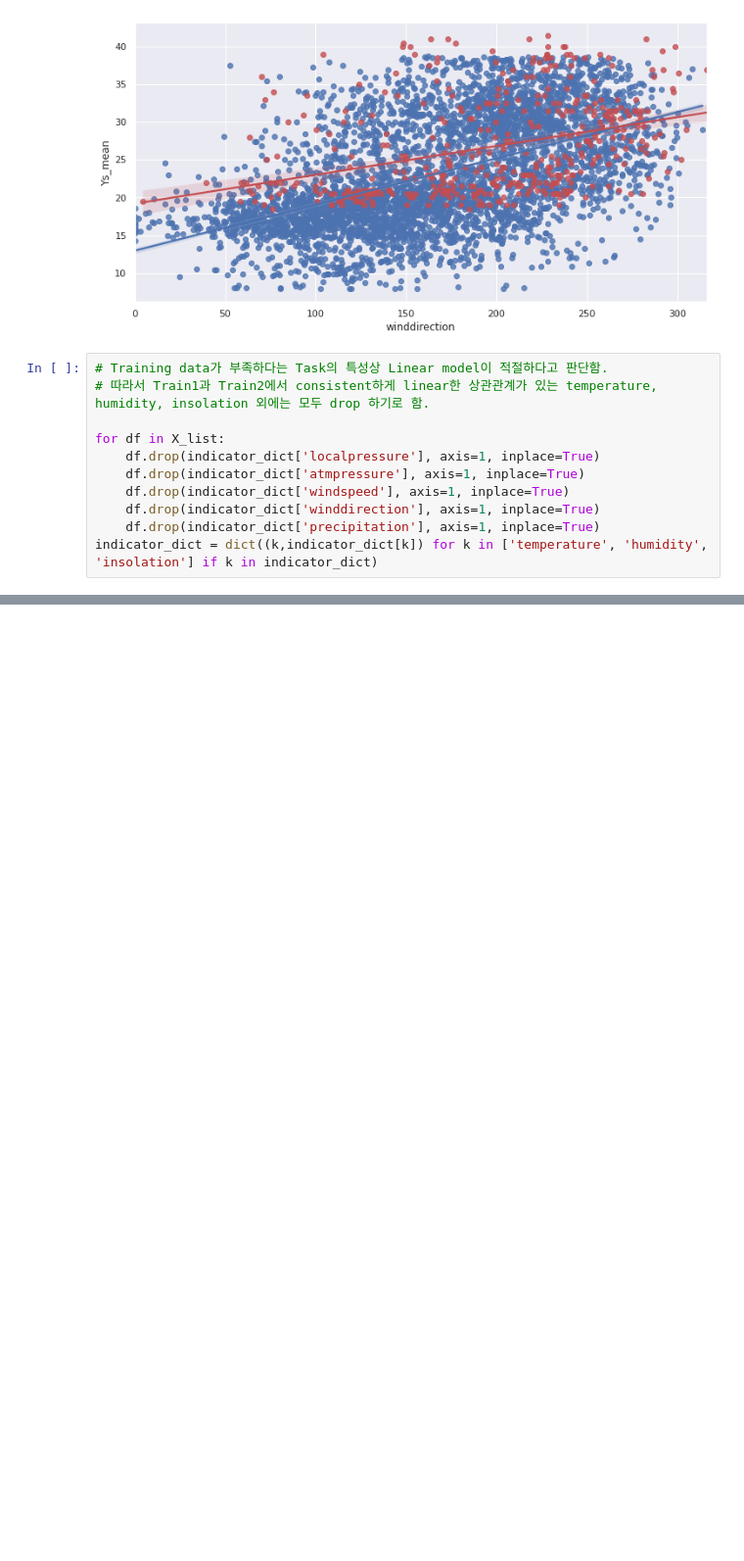
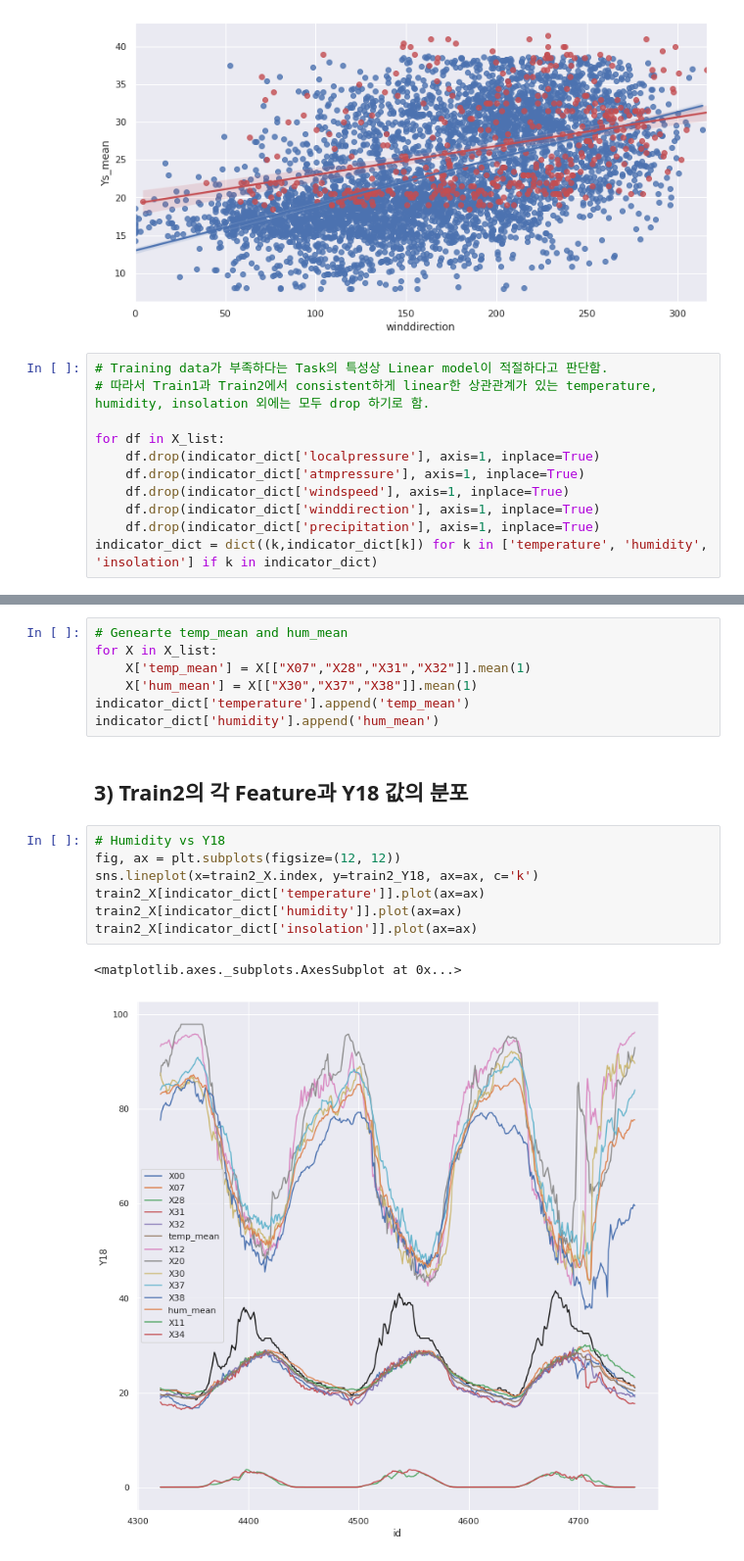
Before and after one commit to meucham11/Dacon, a Jupyter notebook: Dacon_learn.ipynb, the cells around one changed output, grey strips where cells are left out. Shown at 98% size. Saved outputs shown, nothing was run; the diff lists cells and outputs as text; blank space fills up the shorter version.

```diff
--- a/Dacon_learn.ipynb
+++ b/Dacon_learn.ipynb
@@ -224,0 +269,19 @@ indicator_dict = dict((k,indicator_dict[k]) for k in ['temperature', 'humidity',
+# %%
+# Genearte temp_mean and hum_mean
+for X in X_list:
+    X['temp_mean'] = X[["X07","X28","X31","X32"]].mean(1)
+    X['hum_mean'] = X[["X30","X37","X38"]].mean(1)
+indicator_dict['temperature'].append('temp_mean')
+indicator_dict['humidity'].append('hum_mean')
+# %% [markdown]
+## 3) Train2의 각 Feature과 Y18 값의 분포
+# %%
+# Humidity vs Y18
+fig, ax = plt.subplots(figsize=(12, 12))
+sns.lineplot(x=train2_X.index, y=train2_Y18, ax=ax, c='k')
+train2_X[indicator_dict['temperature']].plot(ax=ax)
+train2_X[indicator_dict['humidity']].plot(ax=ax)
+train2_X[indicator_dict['insolation']].plot(ax=ax)
+# %% [output]
+<matplotlib.axes._subplots.AxesSubplot at 0x...>
+[figure, added]
```
Also changed, not shown: parts of 11 cells of this notebook.
